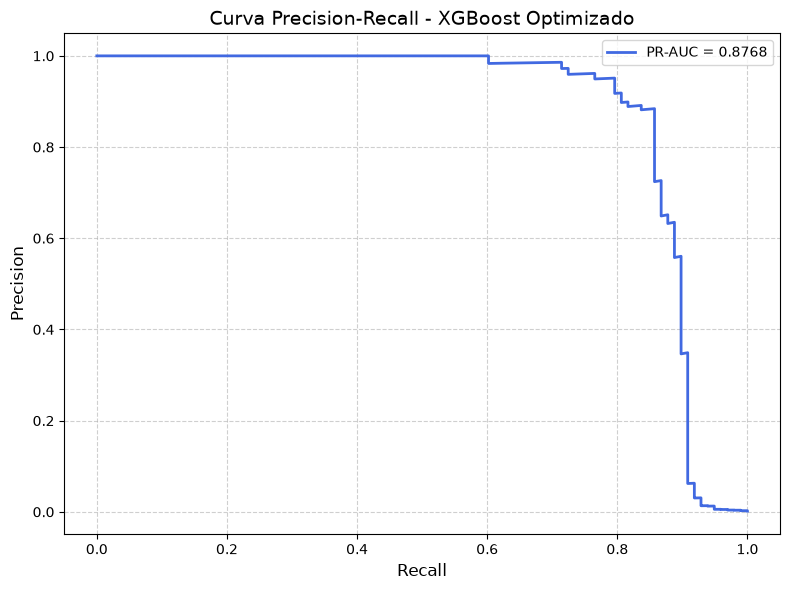
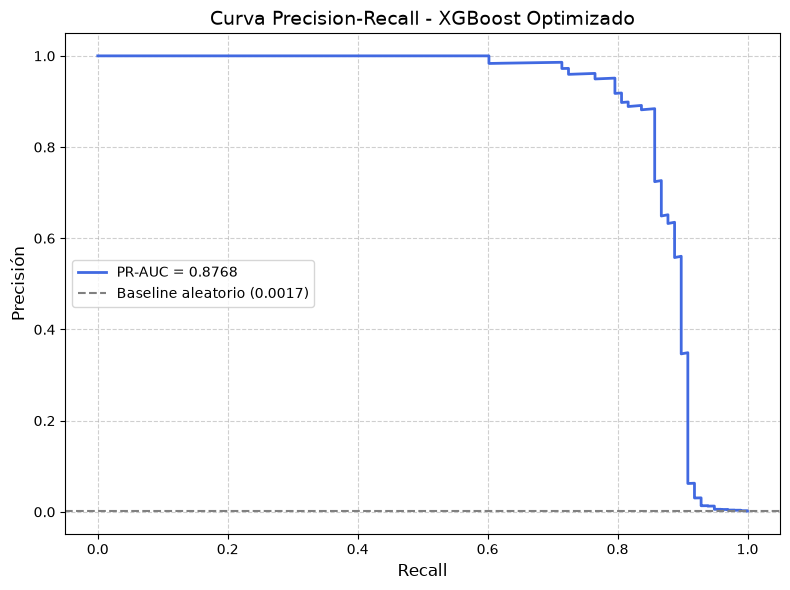
Unified diff of the notebook cell whose output changed from the first chart to the second:
--- before
+++ after
@@ -17,4 +17,6 @@
     return roc_auc, pr_auc, best_thr
 
+test_y = y_test
+
 
 def plot_curves(name, y_true, y_probs):
@@ -27,6 +29,7 @@
     plt.plot(rec, prec, label=f"PR-AUC = {ap:.4f}", color='royalblue', lw=2)
     plt.title(f"Curva Precision-Recall - {name}", fontsize=14)
+    plt.axhline(test_y.mean(), ls="--", color="gray", label=f"Baseline aleatorio ({test_y.mean():.4f})")
     plt.xlabel("Recall", fontsize=12)
-    plt.ylabel("Precision", fontsize=12)
+    plt.ylabel("Precisión", fontsize=12)
     plt.legend()
     plt.grid(True, linestyle='--', alpha=0.6)

Commit: ultima actualización